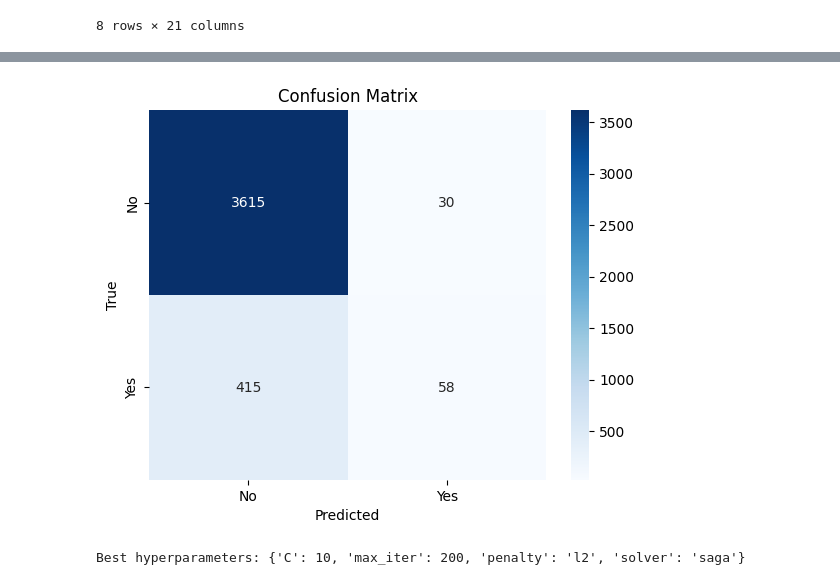
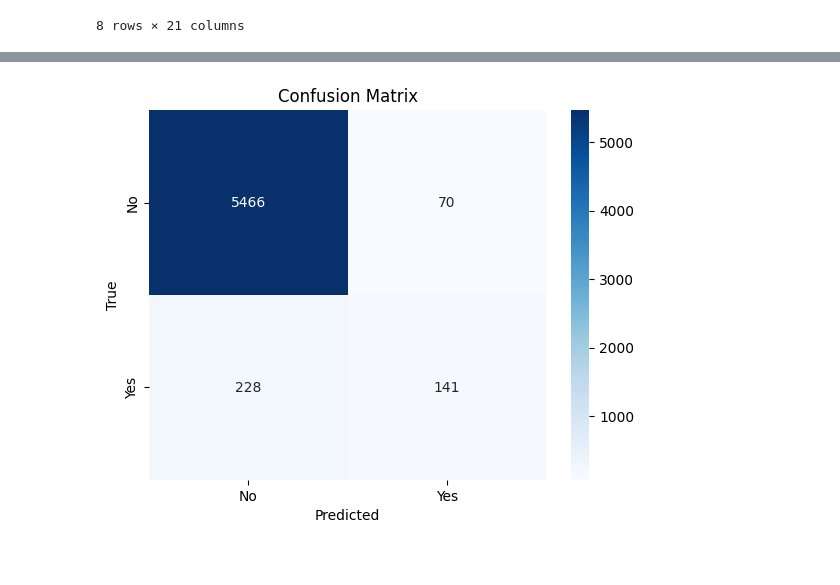
Before and after one commit to Nonpoint93/logistic_regression, a Jupyter notebook: src/explore.ipynb, the cells around one changed output, grey strips where cells are left out. Cells and saved outputs as stored; diff of their text form; code cells hidden in the pictures.

Commit message:
#Logistic_Regression refactored to add more description and EDA

```diff
--- a/src/explore.ipynb
+++ b/src/explore.ipynb
@@ -121,0 +379,13 @@ Accuracy score: 0.8919378338999514
+# %%
+X_train_with_outliers_std_selected = X_train_with_outliers_std[X_train_with_outliers_selected.columns]
+X_train_without_outliers_std_selected = X_train_without_outliers_std[X_train_without_outliers_selected.columns]
+
+X_test_with_outliers_std_selected = X_test_with_outliers_std[X_test_with_outliers_selected.columns]
+X_test_without_outliers_std_selected = X_test_without_outliers_std[X_test_without_outliers_selected.columns]
+
+
+X_train_with_outliers_minmax_selected = X_train_with_outliers_minmax[X_train_with_outliers_selected.columns]
+X_train_without_outliers_minmax_selected = X_train_without_outliers_minmax[X_train_without_outliers_selected.columns]
+
+X_test_with_outliers_minmax_selected = X_test_with_outliers_minmax[X_test_with_outliers_selected.columns]
+X_test_without_outliers_minmax_selected = X_test_without_outliers_minmax[X_test_without_outliers_selected.columns]
@@ -121,0 +496,14 @@ Accuracy score: 0.8919378338999514
+# %%
+from sklearn.linear_model import LogisticRegression
+from sklearn.model_selection import GridSearchCV
+
+hyperparams = {
+    "C": [0.001, 0.01, 0.1, 1, 10, 100, 1000],
+    "penalty": ["l1", "l2", "elasticnet", None],
+    "solver": ["newton-cg", "lbfgs", "liblinear", "sag", "saga"]
+}
+
+
+grid = GridSearchCV(LogisticRegression(random_state=42, class_weight="balanced"), hyperparams, scoring='f1', cv=5, verbose=0)
+
+grid
@@ -121,0 +519,9 @@ Accuracy score: 0.8919378338999514
+# %%
+def warn(*args, **kwargs):
+    pass
+import warnings
+warnings.warn = warn
+
+grid.fit(dfs_train_without_outliers.get(best_result["df_train"]), y_train_without_outliers)
+
+print(f'The best hyperparameters are: {grid.best_params_}')
@@ -121,0 +530,7 @@ Accuracy score: 0.8919378338999514
+# %%
+model_grid = LogisticRegression(**grid.best_params_)
+model_grid.fit(dfs_train_without_outliers.get(best_result["df_train"]), y_train_without_outliers)
+y_pred = model_grid.predict(dfs_test_without_outliers.get(list(dfs_test_without_outliers)[best_result["index"]]))
+model_grid_accuracy = round(accuracy_score(y_test_without_outliers, y_pred),4)
+
+print(f'The model accuracy with the hyperparameters is: {model_grid_accuracy*100}%, an increase of {round(model_grid_accuracy-(results[0]["Accuracy Score"]),4)*100}% vs the default model')
@@ -122,29 +558,10 @@ Accuracy score: 0.8919378338999514
 # %%
 """ display as plot confusion matrix """
-cm = confusion_matrix(y_test, y_pred)
+cm = confusion_matrix(y_test_without_outliers, y_pred)
 sns.heatmap(cm, annot=True, fmt="d", cmap="Blues", xticklabels=["No", "Yes"], yticklabels=["No", "Yes"])
 plt.title("Confusion Matrix")
 plt.xlabel("Predicted")
 plt.ylabel("True")
 plt.show()
 # %% [output]
-[figure, old version]
+[figure, new version]
-# %%
-hyperparams = {
-	"C": [0.001, 0.01, 0.1, 1, 10, 100, 1000],
-	"penalty": ["l1", "l2", "elasticnet", "none"],
-	"solver": ["newton-cg", "lbfgs", "liblinear", "sag", "saga"],
-    "max_iter": [200, 250, 300, 500]
-}
-
-grid = GridSearchCV(model, hyperparams, scoring = "accuracy", cv = 10)
-def warn(*args, **kwargs):
-    pass
-import warnings
-warnings.warn = warn
-
-grid.fit(X_train, y_train)
-
-print(f"Best hyperparameters: {grid.best_params_}")
-# %% [output]
-Best hyperparameters: {'C': 10, 'max_iter': 200, 'penalty': 'l2', 'solver': 'saga'}
```
Also changed, not shown: parts of 27 cells of this notebook.
